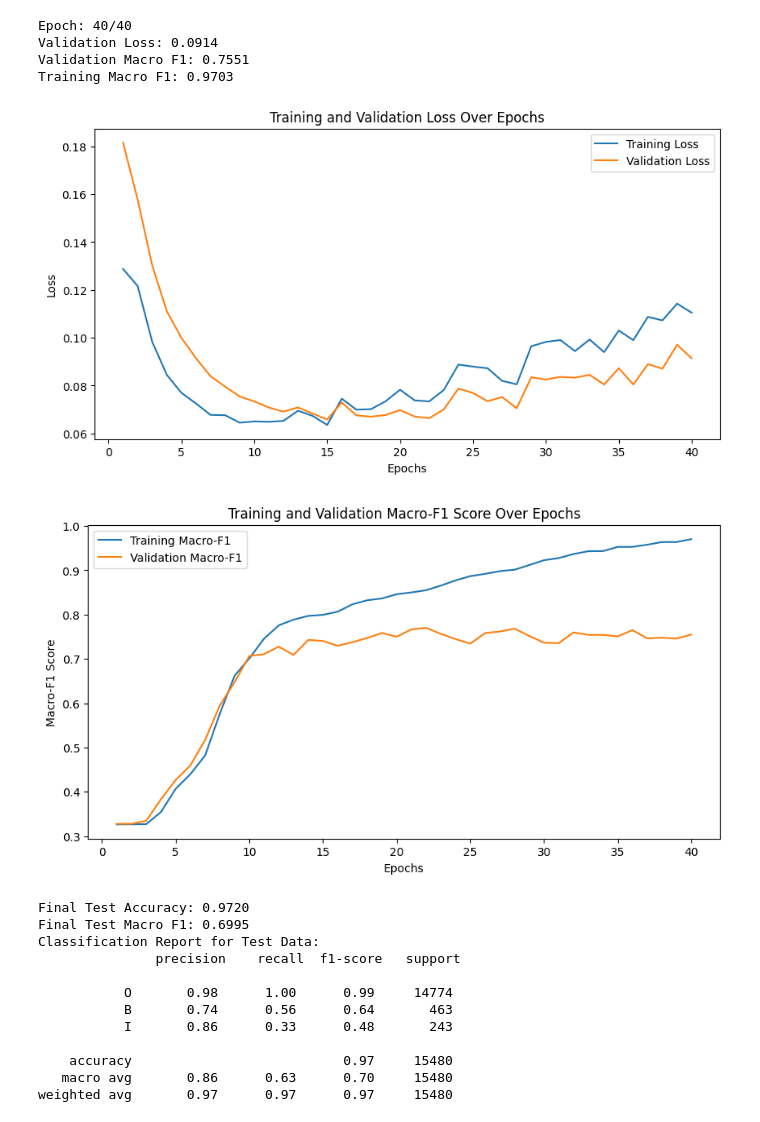
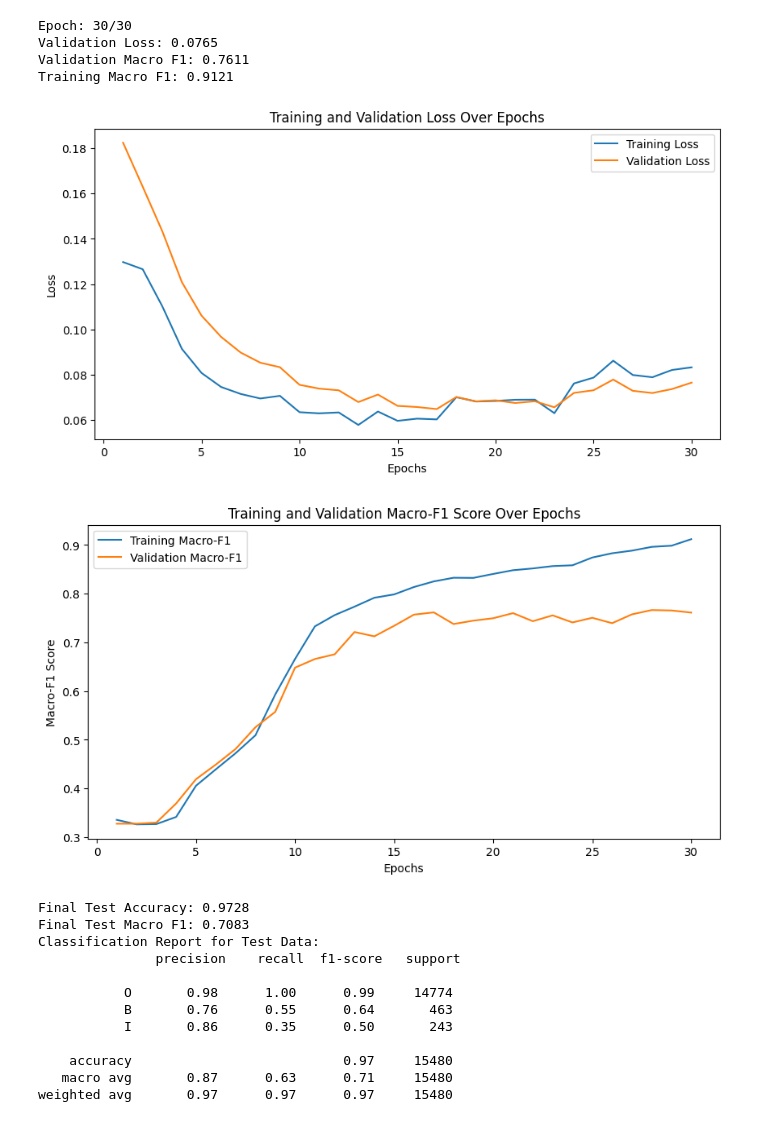
Before and after one commit to hyouteki/lanat, a Jupyter notebook: bio_encoding/dataset_2/models.ipynb, the cells around one changed output. Drawn from its saved outputs; the diff is of its cells as text; code cells hidden in the pictures.

Commit message:
New Plots

```diff
--- a/bio_encoding/dataset_2/models.ipynb
+++ b/bio_encoding/dataset_2/models.ipynb
@@ -90,5 +90,5 @@ class Gru(nn.Module):
         output = self.fc(output)
         return output
 # %%
-run(load_glove_embeddings, 300, "../word_embeddings/glove.6B.300d.txt", Rnn, "rnn_glove",40)
+run(load_glove_embeddings, 300, "../word_embeddings/glove.6B.300d.txt", Rnn, "rnn_glove",30)
 # %% [output]
@@ -113,3 +113,3 @@ weighted avg       0.96      0.97      0.96     15480
 # %%
-run(load_word2vec_embeddings, 300, "../word_embeddings/GoogleNews-vectors-negative300.bin", Rnn, "rnn_word2vec",40)
+run(load_word2vec_embeddings, 300, "../word_embeddings/GoogleNews-vectors-negative300.bin", Rnn, "rnn_word2vec",30)
 # %% [output]
@@ -154,4 +154,4 @@ Classification Report for Test Data:
 weighted avg       0.97      0.97      0.97     15480
 # %%
-run(load_glove_embeddings, 300, "../word_embeddings/glove.6B.300d.txt", Lstm, "lstm_glove",40)
+run(load_glove_embeddings, 300, "../word_embeddings/glove.6B.300d.txt", Lstm, "lstm_glove",30)
 # %% [output]
@@ -175,23 +175,23 @@ Classification Report for Test Data:
 weighted avg       0.96      0.97      0.96     15480
 # %%
-run(load_word2vec_embeddings, 300, "../word_embeddings/GoogleNews-vectors-negative300.bin", Lstm, "lstm_word2vec",40)
+run(load_word2vec_embeddings, 300, "../word_embeddings/GoogleNews-vectors-negative300.bin", Lstm, "lstm_word2vec",30)
 # %% [output]
-Epoch: 40/40
-Validation Loss: 0.0914
-Validation Macro F1: 0.7551
-Training Macro F1: 0.9703
+Epoch: 30/30
+Validation Loss: 0.0765
+Validation Macro F1: 0.7611
+Training Macro F1: 0.9121
-[figure, old version]
+[figure, new version]
-[figure, old version]
+[figure, new version]
-Final Test Accuracy: 0.9720
-Final Test Macro F1: 0.6995
+Final Test Accuracy: 0.9728
+Final Test Macro F1: 0.7083
 Classification Report for Test Data:
                precision    recall  f1-score   support
 
            O       0.98      1.00      0.99     14774
-           B       0.74      0.56      0.64       463
-           I       0.86      0.33      0.48       243
+           B       0.76      0.55      0.64       463
+           I       0.86      0.35      0.50       243
 
     accuracy                           0.97     15480
-   macro avg       0.86      0.63      0.70     15480
+   macro avg       0.87      0.63      0.71     15480
 weighted avg       0.97      0.97      0.97     15480
 # %%
```
Also changed, not shown: parts of 8 cells of this notebook, 41 other files.
